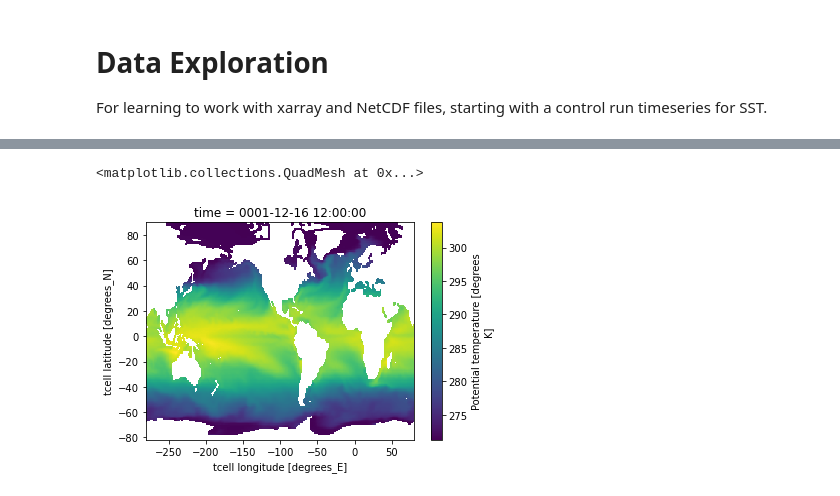
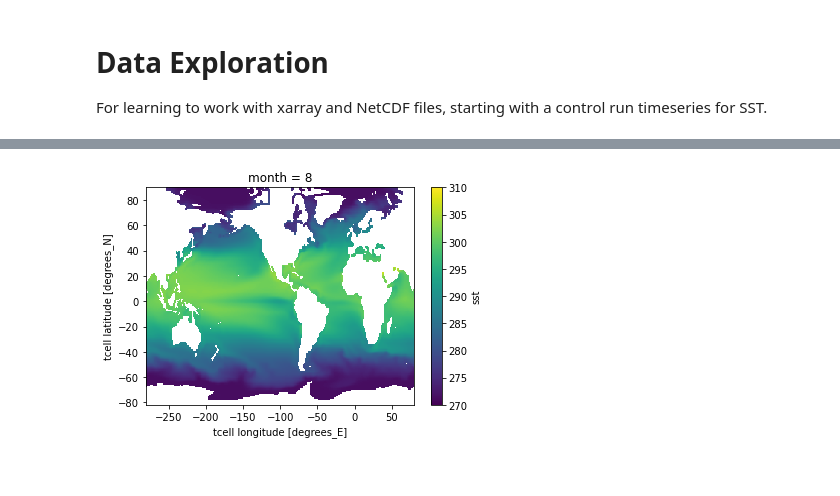
Before and after one commit to bbuchovecky/hmei, a Jupyter notebook: notebooks/data_exploration.ipynb, the cells around one changed output, grey strips where cells are left out. Saved outputs shown, nothing was run; the diff lists cells and outputs as text; code cells hidden in the pictures.

```diff
--- a/notebooks/data_exploration.ipynb
+++ b/notebooks/data_exploration.ipynb
@@ -46,5 +56,4 @@ ds['sst'].isel(time=0).plot()
-# %%
-ds['sst'].isel(time=11).plot()
-# %% [output]
-<matplotlib.collections.QuadMesh at 0x...>
-[figure, removed]
+# %%
+aug_sst_plt = sst_climatology.isel(month=7).plot(vmin=270, vmax=310)
+# %% [output]
+[figure, added]
```
Also changed, not shown: parts of 11 cells of this notebook.
